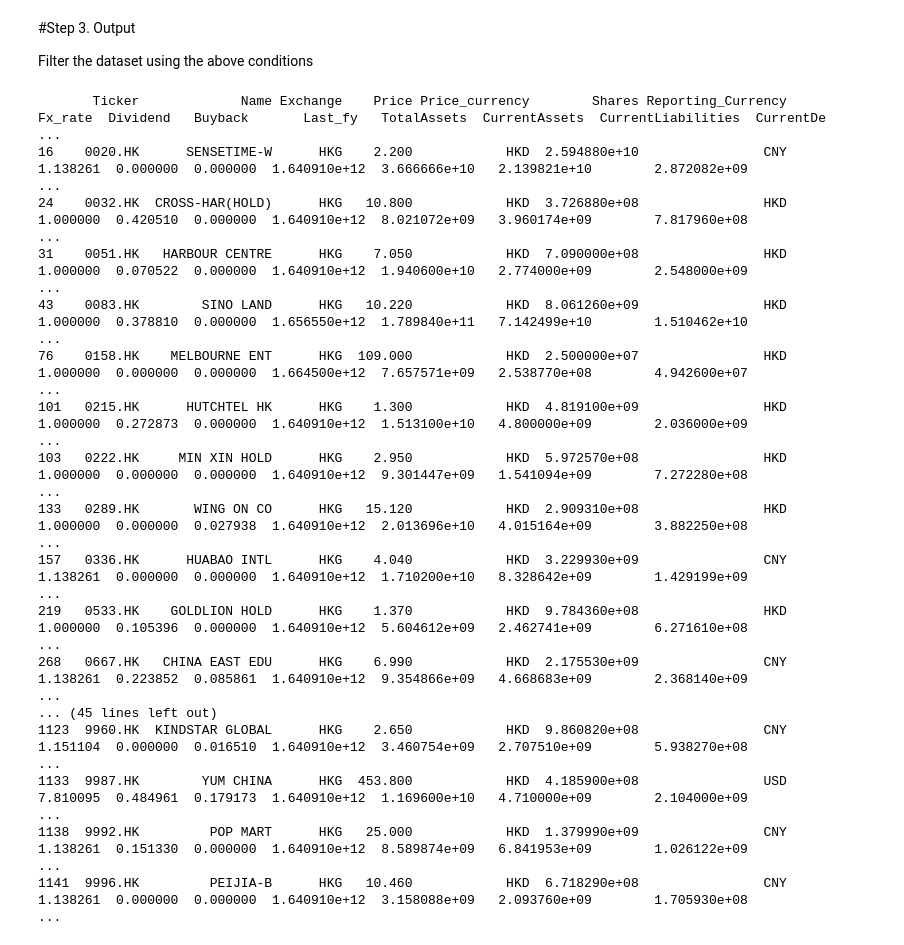
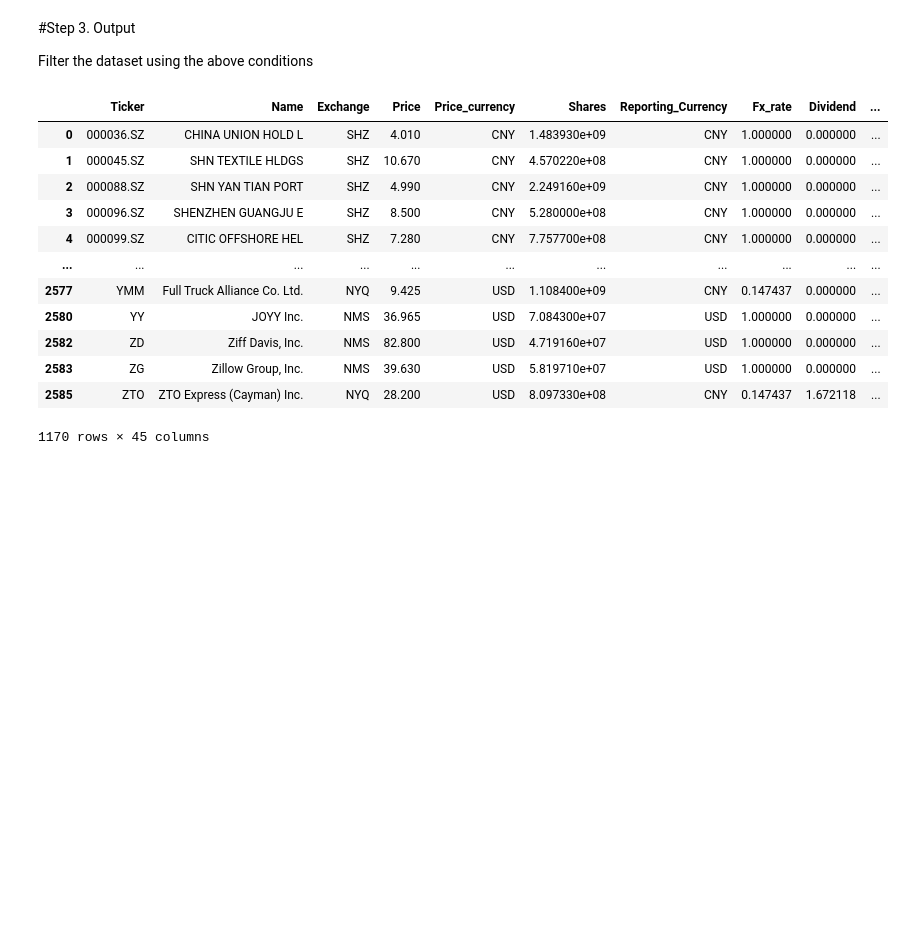
Before and after one commit to JerryChenz/Trading_Proc_v1, a Jupyter notebook: stock_screener.ipynb, the cells around one changed output. Saved outputs shown, nothing was run; the diff lists cells and outputs as text; code cells hidden in the pictures; blank space fills up the shorter version.

```diff
--- a/stock_screener.ipynb
+++ b/stock_screener.ipynb
@@ -31,7 +31,7 @@ capitalization_price = df['Price'] * df['Shares']
 capitalization_report = capitalization_price * df['Fx_rate']
 total_debt = df['CurrentDebtAndCapitalLeaseObligation'] + df['LongTermDebtAndCapitalLeaseObligation']
 # more easily realizable non-operating assets
-monetary_assets = df['OtherShortTermInvestments'] + df['InvestmentinFinancialAssets']
+monetary_assets = df['CashAndCashEquivalents'] + df['OtherShortTermInvestments'] + df['InvestmentinFinancialAssets']
 # less easily realizable non-operating assets
 fixed_nonop_assets = (df['InvestmentProperties'] + df['LongTermEquityInvestment']) * 0.5
 total_nonop_assets = monetary_assets + fixed_nonop_assets
@@ -51,8 +51,9 @@ We can screen using different sets of conditions, then merge them later.
 # %%
 # common fitlering conditions
 common_1 = df['CashAndCashEquivalents'] > df['CurrentDebtAndCapitalLeaseObligation']
-common_2 = lcr >= 1.2
-common_3 = (total_debt / df['CurrentAssets']) < 1.1
-common_4 = df['Avg_Gross_margin'] > 20
+common_2 = lcr >= 0.8
+common_3 = (total_debt / df['CurrentAssets']) < 1.5
+common_4 = df['Avg_Gross_margin'] > 10
+common_5 = capitalization_price > 1000000000
 # %%
 # 1st set of conditions
@@ -70,28 +71,25 @@ Filter the dataset using the above conditions
 # %%
 # filtered by common conditions
 common_df = df
 common_df['EV'] = enterprise_value
 common_df['Dividend rate'] = dividend_rate
+common_df['Buyback rate'] = buyback_rate
 common_df = common_df.loc[common_1 & common_2 & common_3 & common_4]
-print(common_df.to_string())
+display(common_df)
 # %% [output]
+|  | Ticker | Name | Exchange | Price | Price_currency | Shares | Reporting_Currency | Fx_rate | Dividend | ... |
+| 0 | 000036.SZ | CHINA UNION HOLD L | SHZ | 4.010 | CNY | 1.483930e+09 | CNY | 1.000000 | 0.000000 | ... |
+| 1 | 000045.SZ | SHN TEXTILE HLDGS | SHZ | 10.670 | CNY | 4.570220e+08 | CNY | 1.000000 | 0.000000 | ... |
+| 2 | 000088.SZ | SHN YAN TIAN PORT | SHZ | 4.990 | CNY | 2.249160e+09 | CNY | 1.000000 | 0.000000 | ... |
+| 3 | 000096.SZ | SHENZHEN GUANGJU E | SHZ | 8.500 | CNY | 5.280000e+08 | CNY | 1.000000 | 0.000000 | ... |
+| 4 | 000099.SZ | CITIC OFFSHORE HEL | SHZ | 7.280 | CNY | 7.757700e+08 | CNY | 1.000000 | 0.000000 | ... |
+| ... | ... | ... | ... | ... | ... | ... | ... | ... | ... | ... |
+| 2577 | YMM | Full Truck Alliance Co. Ltd. | NYQ | 9.425 | USD | 1.108400e+09 | CNY | 0.147437 | 0.000000 | ... |
+| 2580 | YY | JOYY Inc. | NMS | 36.965 | USD | 7.084300e+07 | USD | 1.000000 | 0.000000 | ... |
+| 2582 | ZD | Ziff Davis, Inc. | NMS | 82.800 | USD | 4.719160e+07 | USD | 1.000000 | 0.000000 | ... |
+| 2583 | ZG | Zillow Group, Inc. | NMS | 39.630 | USD | 5.819710e+07 | USD | 1.000000 | 0.000000 | ... |
+| 2585 | ZTO | ZTO Express (Cayman) Inc. | NYQ | 28.200 | USD | 8.097330e+08 | CNY | 0.147437 | 1.672118 | ... |
-       Ticker             Name Exchange    Price Price_currency        Shares Reporting_Currency   Fx_rate  Dividend   Buyback       Last_fy   TotalAssets  CurrentAssets  CurrentLiabilities  CurrentDe ...
-16    0020.HK      SENSETIME-W      HKG    2.200            HKD  2.594880e+10                CNY  1.138261  0.000000  0.000000  1.640910e+12  3.666666e+10   2.139821e+10        2.872082e+09            ...
-24    0032.HK  CROSS-HAR(HOLD)      HKG   10.800            HKD  3.726880e+08                HKD  1.000000  0.420510  0.000000  1.640910e+12  8.021072e+09   3.960174e+09        7.817960e+08            ...
-31    0051.HK   HARBOUR CENTRE      HKG    7.050            HKD  7.090000e+08                HKD  1.000000  0.070522  0.000000  1.640910e+12  1.940600e+10   2.774000e+09        2.548000e+09            ...
-43    0083.HK        SINO LAND      HKG   10.220            HKD  8.061260e+09                HKD  1.000000  0.378810  0.000000  1.656550e+12  1.789840e+11   7.142499e+10        1.510462e+10            ...
-76    0158.HK    MELBOURNE ENT      HKG  109.000            HKD  2.500000e+07                HKD  1.000000  0.000000  0.000000  1.664500e+12  7.657571e+09   2.538770e+08        4.942600e+07            ...
-101   0215.HK      HUTCHTEL HK      HKG    1.300            HKD  4.819100e+09                HKD  1.000000  0.272873  0.000000  1.640910e+12  1.513100e+10   4.800000e+09        2.036000e+09            ...
-103   0222.HK     MIN XIN HOLD      HKG    2.950            HKD  5.972570e+08                HKD  1.000000  0.000000  0.000000  1.640910e+12  9.301447e+09   1.541094e+09        7.272280e+08            ...
-133   0289.HK       WING ON CO      HKG   15.120            HKD  2.909310e+08                HKD  1.000000  0.000000  0.027938  1.640910e+12  2.013696e+10   4.015164e+09        3.882250e+08            ...
-157   0336.HK      HUABAO INTL      HKG    4.040            HKD  3.229930e+09                CNY  1.138261  0.000000  0.000000  1.640910e+12  1.710200e+10   8.328642e+09        1.429199e+09            ...
-219   0533.HK    GOLDLION HOLD      HKG    1.370            HKD  9.784360e+08                HKD  1.000000  0.105396  0.000000  1.640910e+12  5.604612e+09   2.462741e+09        6.271610e+08            ...
-268   0667.HK   CHINA EAST EDU      HKG    6.990            HKD  2.175530e+09                CNY  1.138261  0.223852  0.085861  1.640910e+12  9.354866e+09   4.668683e+09        2.368140e+09            ...
-... (45 lines left out)
-1123  9960.HK  KINDSTAR GLOBAL      HKG    2.650            HKD  9.860820e+08                CNY  1.151104  0.000000  0.016510  1.640910e+12  3.460754e+09   2.707510e+09        5.938270e+08            ...
-1133  9987.HK        YUM CHINA      HKG  453.800            HKD  4.185900e+08                USD  7.810095  0.484961  0.179173  1.640910e+12  1.169600e+10   4.710000e+09        2.104000e+09            ...
-1138  9992.HK         POP MART      HKG   25.000            HKD  1.379990e+09                CNY  1.138261  0.151330  0.000000  1.640910e+12  8.589874e+09   6.841953e+09        1.026122e+09            ...
-1141  9996.HK         PEIJIA-B      HKG   10.460            HKD  6.718290e+08                CNY  1.138261  0.000000  0.000000  1.640910e+12  3.158088e+09   2.093760e+09        1.705930e+08            ...
+1170 rows × 45 columns
 # %%
 # fitlered by 1st set of conditions
 df_1 = common_df
```
Also changed, not shown: parts of 6 cells of this notebook.
